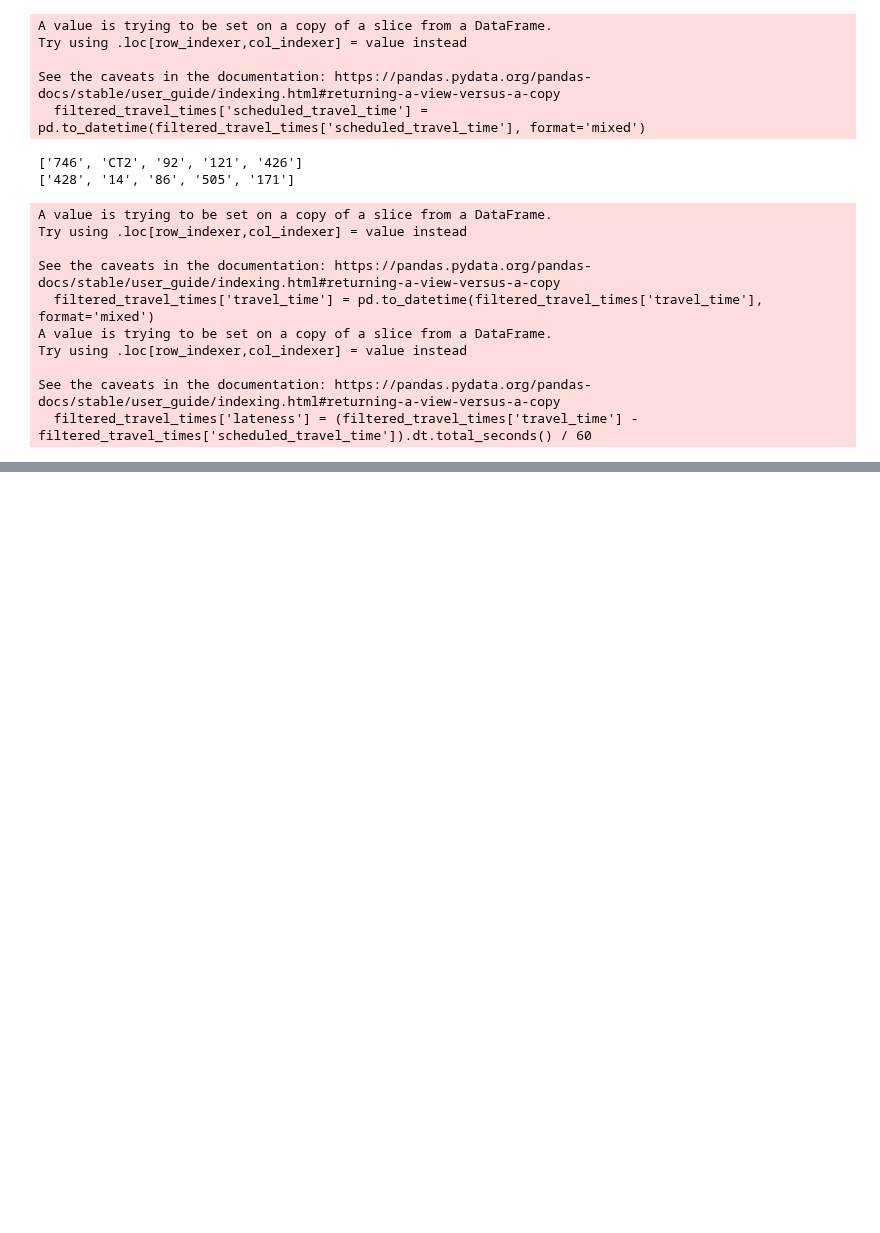
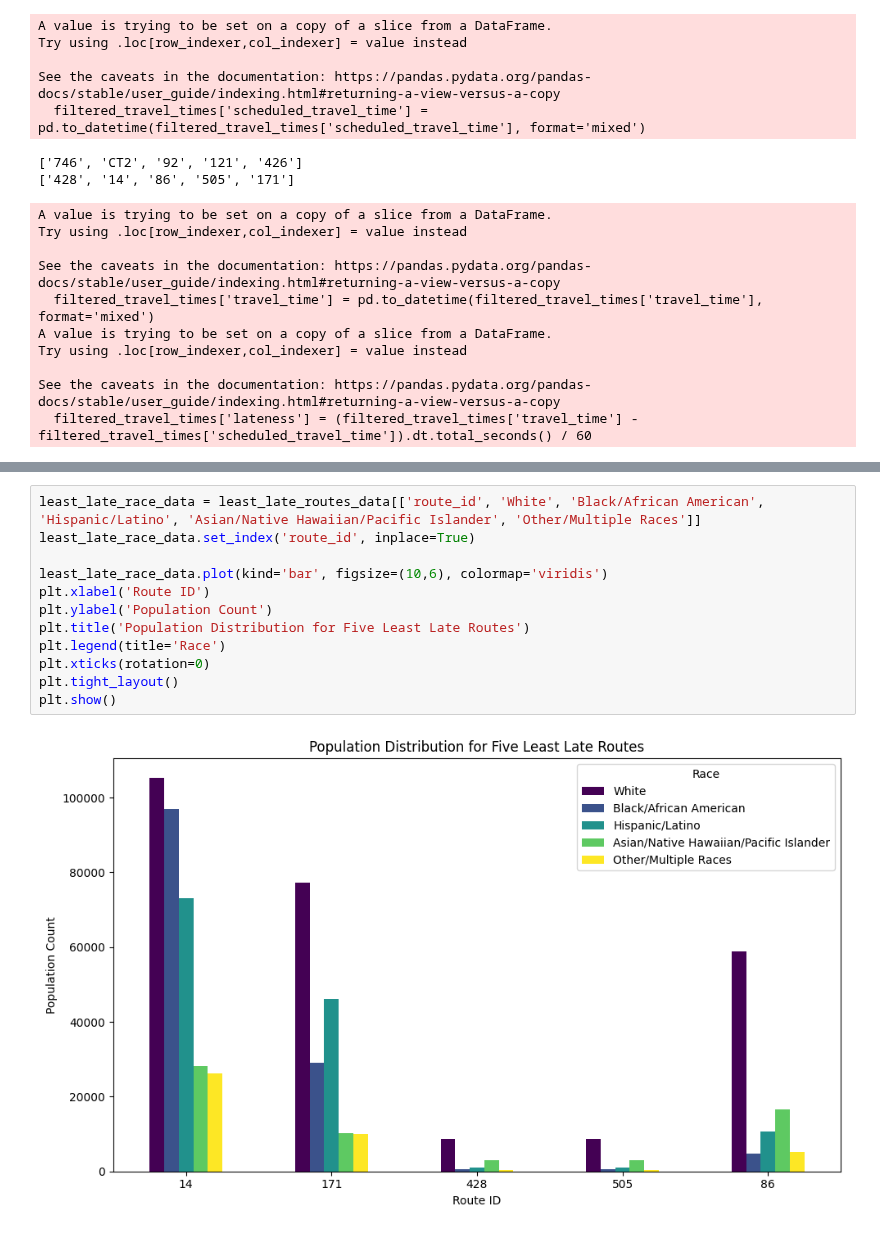
Before and after one commit to BU-Spark/ds-boston-transit-performance, a Jupyter notebook: fa23-team-c/baseques_visual.ipynb, the cells around one changed output, grey strips where cells are left out. Drawn from its saved outputs; the diff is of its cells as text; blank space fills up the shorter version.

```diff
--- a/fa23-team-c/baseques_visual.ipynb
+++ b/fa23-team-c/baseques_visual.ipynb
@@ -75,0 +160,14 @@ print(neighborhoods_least_late_list.intersection(neighborhoods_most_late_list))
+# %%
+least_late_race_data = least_late_routes_data[['route_id', 'White', 'Black/African American', 'Hispanic/Latino', 'Asian/Native Hawaiian/Pacific Islander', 'Other/Multiple Races']]
+least_late_race_data.set_index('route_id', inplace=True)
+
+least_late_race_data.plot(kind='bar', figsize=(10,6), colormap='viridis')
+plt.xlabel('Route ID')
+plt.ylabel('Population Count')
+plt.title('Population Distribution for Five Least Late Routes')
+plt.legend(title='Race')
+plt.xticks(rotation=0)
+plt.tight_layout()
+plt.show()
+# %% [output]
+[figure, added]
```
Also changed, not shown: parts of 13 cells of this notebook, 1 other file.
